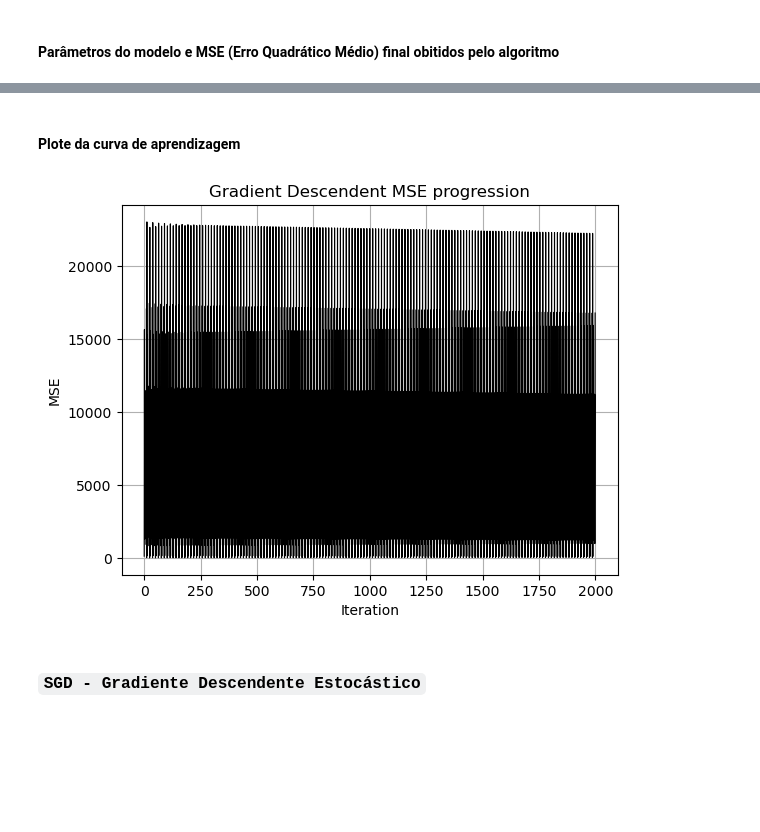
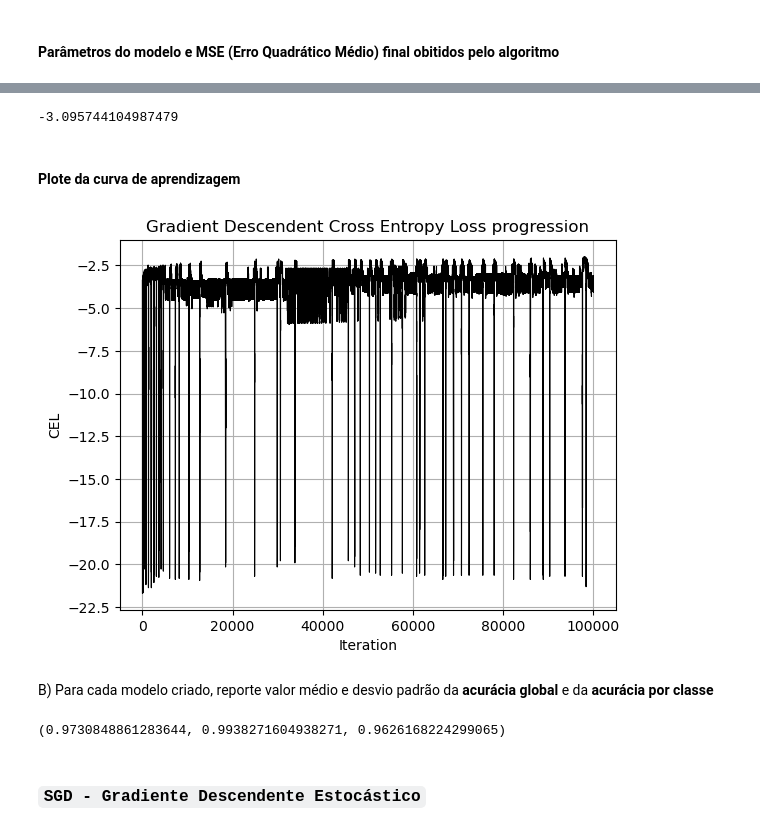
Before and after one commit to Louis-Ian/MachineLearning, a Jupyter notebook: Lista 2/list_02.ipynb, the cells around one changed output, grey strips where cells are left out. Drawn from its saved outputs; the diff is of its cells as text; code cells hidden in the pictures; blank space fills up the shorter version.

```diff
--- a/Lista 2/list_02.ipynb
+++ b/Lista 2/list_02.ipynb
@@ -84,38 +89,4 @@ def gd(x: np.ndarray, y: np.ndarray, alpha: float = 0.001, max_iterations: int =
-# %%
-# Gradiente descendente
-def gd_log(x: np.ndarray, y: np.ndarray, alpha: float = 0.001, max_iterations: int = 100000, stopping_error: float = 1e-10):
-    # Importando features e saídas
-    X = x.copy()
-    Y = y.copy()
-
-    # Inicializando os pesos
-    w_gd = np.zeros((X.shape[1], 1))
-
-    errors_list_gd = np.empty((max_iterations, X.shape[0]))
-    mse_list_gd = np.empty((max_iterations, 1))
-
-    # Gradiente descendente
-    for iter in range(max_iterations):
-
-        # Calculando o erro
-        pred_gd = log_func(X @ w_gd)
-        error_gd = Y - pred_gd
-
-        # w_gd[0] = w_gd[0] + alpha * error_gd.mean(axis = 0)
-        # w_gd[1:] = w_gd[1:] + alpha * (X[:,1:].T @ error_gd) / X.shape[0]
-        w_gd = w_gd + alpha * (X.T @ error_gd) / X.shape[0]
-
-        # Calculando o MSE e registrando o MSE e os Erros
-        errors_list_gd[[iter], :] = error_gd.reshape(1, -1)
-        mse_list_gd[iter] = mse_gd(X, w_gd, Y)
-
-        # Parar caso o erro esteja abaixo do mínimo aceitável
-        # if(mse_list_gd[iter] < stopping_error):
-        #     print(f'GD encerrado precocemente pois os erros estão baixos o suficiente')
-        #     break
-
-    return w_gd, mse_gd(X, w_gd, y), errors_list_gd, mse_list_gd
 # %%
-w_breastcancer_data_gd, mse_breastcancer_data_gd, errors_list_gd, mse_list_gd = gd_log(x_breastcancer_data, y_breastcancer_data, alpha=0.01, max_iterations=1000)
+w_breastcancer_data_gd_log, cross_loss_breastcancer_data_gd_log, cross_loss_list_gd_log = gd_log(x_breastcancer_data, y_breastcancer_data, alpha=0.01, max_iterations=100000)
 # %% [markdown]
 #### Parâmetros do modelo e **MSE (Erro Quadrático Médio)** final obitidos pelo algoritmo
@@ -146,15 +114,21 @@ mse_breastcancer_data_gd
+# %%
+cross_loss_breastcancer_data_gd_log
+# %% [output]
+-3.095744104987479
 # %% [markdown]
 #### Plote da curva de aprendizagem
 # %%
 fig, ax = plt.subplots()
 
-ax.set_title("Gradient Descendent MSE progression")
-ax.set_ylabel("MSE")
+ax.set_title("Gradient Descendent Cross Entropy Loss progression")
+ax.set_ylabel("CEL")
 ax.set_xlabel("Iteration")
 
-ax.plot(np.arange(mse_list_gd.shape[0]), mse_list_gd, color='black', linewidth='0.8')
+ax.plot(np.arange(len(cross_loss_list_gd_log)), cross_loss_list_gd_log, color='black', linewidth='0.8')
 ax.grid(True)
 
 plt.show()
 # %% [output]
-[figure, old version]
+[figure, new version]
+# %% [markdown]
+B) Para cada modelo criado, reporte valor médio e desvio padrão da **acurácia global** e da **acurácia por classe**
@@ -161,3 +148,7 @@ plt.show()
+# %%
+acc_log(x_breastcancer_data, w_breastcancer_data_gd_log, y_breastcancer_data)
+# %% [output]
+(0.9730848861283644, 0.9938271604938271, 0.9626168224299065)
 # %% [markdown]
 ### `SGD - Gradiente Descendente Estocástico`
 # %%
```
Also changed, not shown: parts of 24 cells of this notebook, 1 other file.
